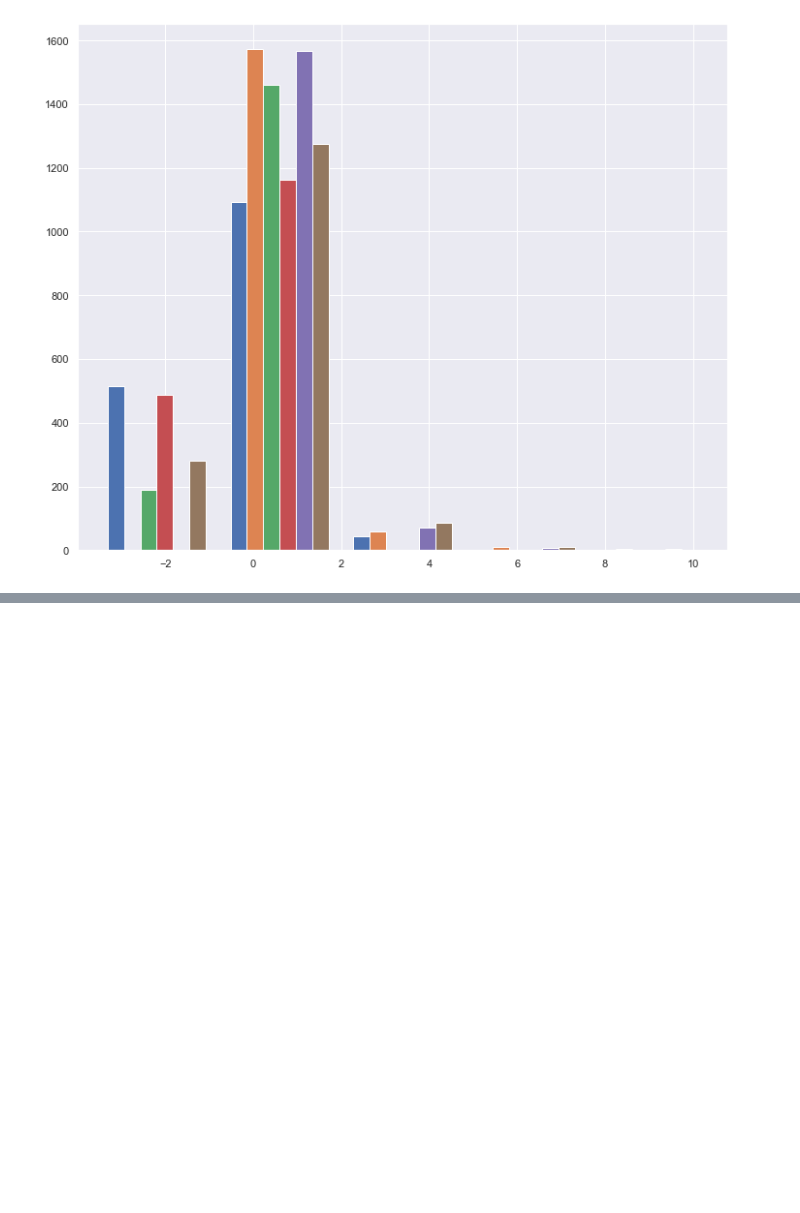
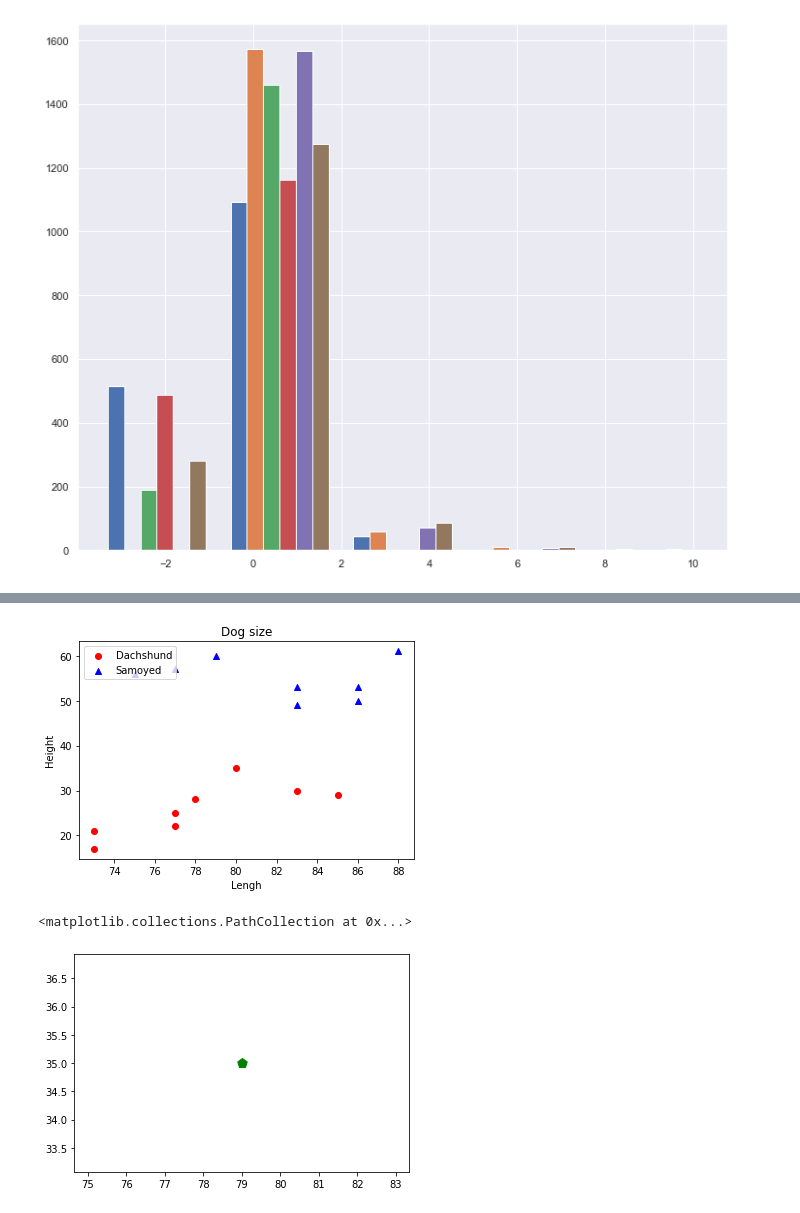
Before and after one commit to soeunida/-, a Jupyter notebook: Untitled-1.ipynb, the cells around one changed output, grey strips where cells are left out. Cells and saved outputs as stored; diff of their text form; code cells hidden in the pictures; blank space fills up the shorter version.

```diff
--- a/Untitled-1.ipynb
+++ b/Untitled-1.ipynb
@@ -284,0 +300,33 @@ NameError: name 'sXtrain' is not defined
+# %%
+#5장
+#가장 간단한 k-NN 알고리즘은 가장 가까운 훈련 데이터 포인트 하나를 최근접 이웃으로 찾아 예측에 사용합니다.
+import matplotlib.pyplot as plt
+import numpy as np
+
+#닥스훈트의 길이와 높이 데이터
+dach_length = [77, 78, 85, 83, 73, 77, 73, 80]
+dach_height = [25, 28, 29, 30, 21, 22, 17, 35]
+#사모예드의 길이와 높이 데이터
+samo_length = [75, 77, 86, 86, 79, 83, 83, 88]
+samo_height = [56, 57, 50, 53, 60, 53, 49, 61]
+
+plt.scatter(dach_length, dach_height, c='red', label ='Dachshund')
+plt.scatter(samo_length, samo_height, c='blue',marker='^',label='Samoyed')
+
+plt.xlabel('Lengh')
+plt.ylabel('Height')
+plt.title("Dog size")
+plt.legend(loc='upper left')
+
+plt.show()
+#새로운 데이터 길이
+#새로운 데이터 높이
+newdata_length = [79]
+newdata_height = [35]
+
+plt.scatter(newdata_length, newdata_height, s=100,
+    marker='p', c='green',label='new Data')
+# %% [output]
+[figure, added]
+<matplotlib.collections.PathCollection at 0x...>
+[figure, added]
```
Also changed, not shown: parts of 35 cells of this notebook.
